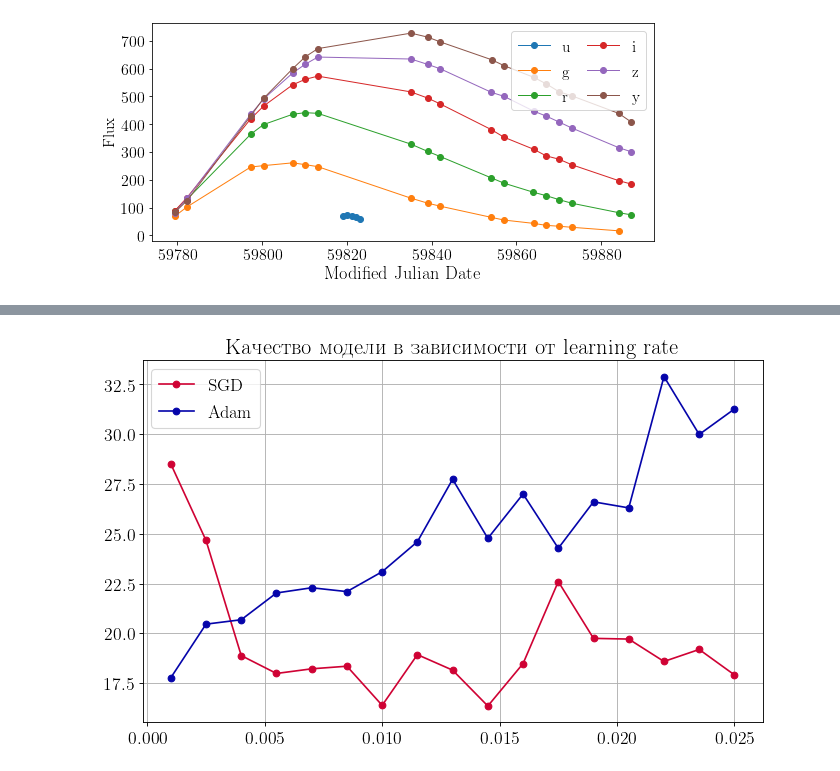
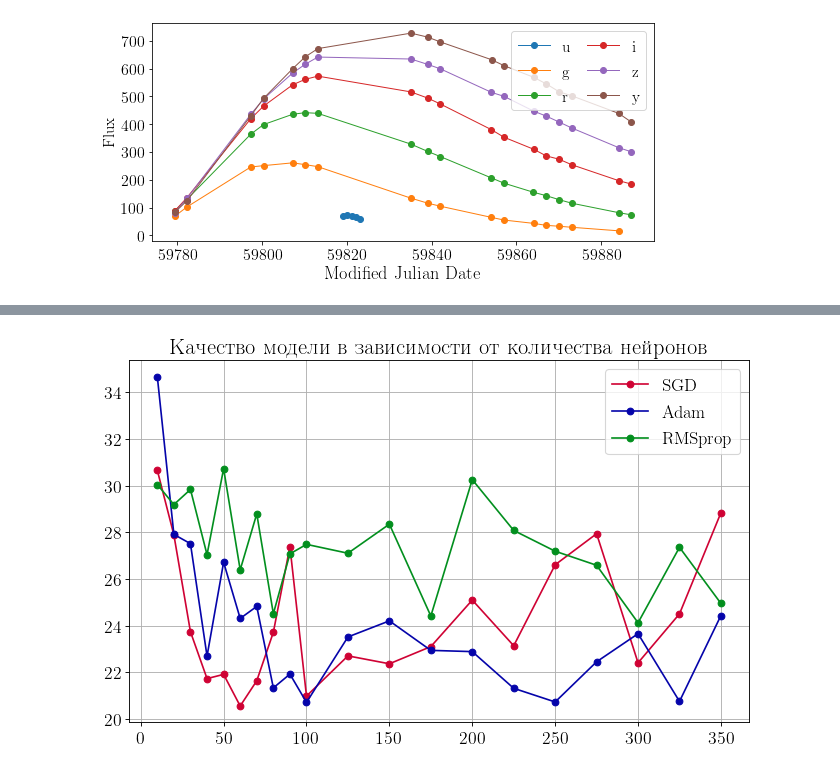
Before and after one commit to HSE-LAMBDA/light_curve_approx, a Jupyter notebook: notebooks/ChooseSingleLayerNet.ipynb, the cells around one changed output, grey strips where cells are left out. Drawn from its saved outputs; the diff is of its cells as text; code cells hidden in the pictures.

```diff
--- a/notebooks/ChooseSingleLayerNet.ipynb
+++ b/notebooks/ChooseSingleLayerNet.ipynb
@@ -182,7 +182,7 @@ plot_light_curves(approx_object, "Approximation")
 good_objects = []
 for i in object_ids:
     anobject = get_object(data, i)
-    anobject = add_log_lam(anobject)
+#    anobject = add_log_lam(anobject)
 
     if is_good(anobject):
         good_objects.append(anobject)
@@ -219,7 +219,11 @@ def test_model(n_hidden=10, n_epochs=100, batch_size=1, lr=0.01, optimizer='SGD'
         y_train_ss = ss_y.fit_transform(y_train.reshape((-1, 1)))
 
         # fit a regression model to approximate light curves
-        reg = single_layer_regressor.FitNNRegressor(n_hidden, n_epochs, batch_size, lr, optimizer)
+        reg = single_layer_regressor.FitNNRegressor(n_hidden=n_hidden,
+                                                    n_epochs=n_epochs,
+                                                    batch_size=batch_size,
+                                                    lr=lr,
+                                                    optimizer=optimizer)
         reg.fit(X_train_ss, y_train_ss)
 
         # predict flux for unseen observations
@@ -243,13 +295,27 @@ for lr in tqdm_notebook(learning_rate):
 # %%
+sgd_metrics = []
+adam_metrics = []
+RMSprop_metrics = []
+
+neurons_range = np.concatenate((np.arange(10, 100, 10), np.arange(100, 351, 25)))
+for n_hidden in tqdm_notebook(neurons_range):
+    sgd_mape = test_model(n_hidden, optimizer='SGD')
+    sgd_metrics.append(sgd_mape)
+    adam_mape = test_model(n_hidden, optimizer='Adam', lr=0.001)
+    adam_metrics.append(adam_mape)
+    RMSprop_mape = test_model(n_hidden, optimizer='RMSprop')
+    RMSprop_metrics.append(RMSprop_mape)
+
 fig = plt.figure(dpi=80, figsize=(10, 6))
-plt.title("Качество модели в зависимости от learning rate", fontsize=20)
-plt.plot(learning_rate[:len(sgd_metrics)], sgd_metrics, "-o", color="xkcd:cherry", label="SGD")
-plt.plot(learning_rate[:len(adam_metrics)], adam_metrics, "-o", color="xkcd:royal blue", label="Adam")
+plt.title("Качество модели в зависимости от количества нейронов", fontsize=20)
+plt.plot(neurons_range, sgd_metrics, "-o", color="xkcd:cherry", label="SGD")
+plt.plot(neurons_range, adam_metrics, "-o", color="xkcd:royal blue", label="Adam")
+plt.plot(neurons_range, RMSprop_metrics, "-o", color="xkcd:emerald green", label="RMSprop")
 plt.grid(True)
 plt.legend(fontsize=16)
 plt.xticks(fontsize=16)
 plt.yticks(fontsize=16)
 plt.show()
-fig.savefig("metrics_for_different_lr.pdf")
+fig.savefig("../pictures/metrics_nhidden_one_layer.pdf")
 # %% [output]
-[figure, old version]
+[figure, new version]
```
Also changed, not shown: parts of 11 cells of this notebook, 10 other files.
